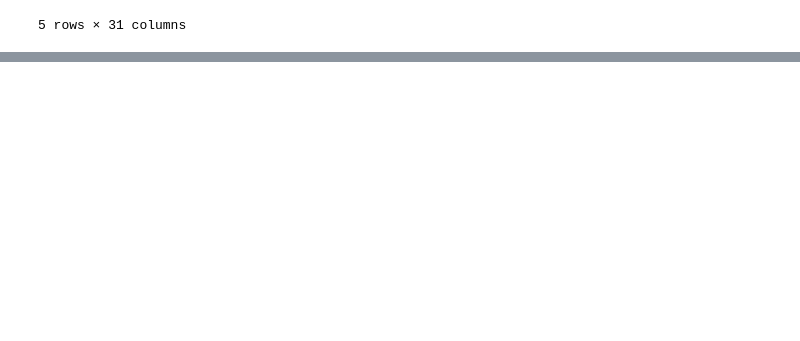
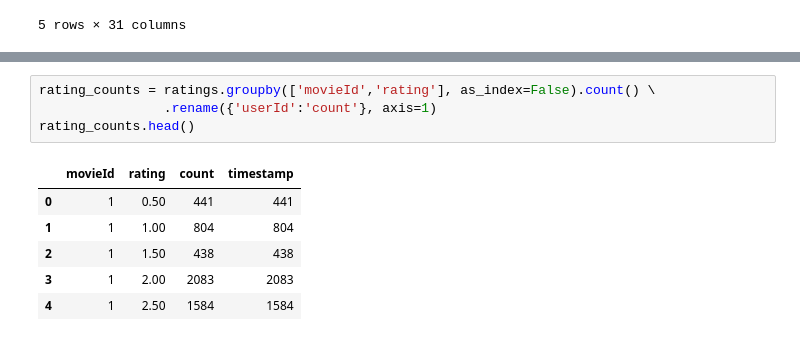
Before and after one commit to krishnakalisarkar/Movies_ETL, a Jupyter notebook: ETL.ipynb, the cells around one changed output, grey strips where cells are left out. Drawn from its saved outputs; the diff is of its cells as text; blank space fills up the shorter version.

```diff
--- a/ETL.ipynb
+++ b/ETL.ipynb
@@ -1449,0 +1461,11 @@ movies_df.head()
+# %%
+rating_counts = ratings.groupby(['movieId','rating'], as_index=False).count() \
+                .rename({'userId':'count'}, axis=1)
+rating_counts.head()
+# %% [output]
+|  | movieId | rating | count | timestamp |
+| 0 | 1 | 0.50 | 441 | 441 |
+| 1 | 1 | 1.00 | 804 | 804 |
+| 2 | 1 | 1.50 | 438 | 438 |
+| 3 | 1 | 2.00 | 2083 | 2083 |
+| 4 | 1 | 2.50 | 1584 | 1584 |
```
Also changed, not shown: parts of 7 cells of this notebook.
